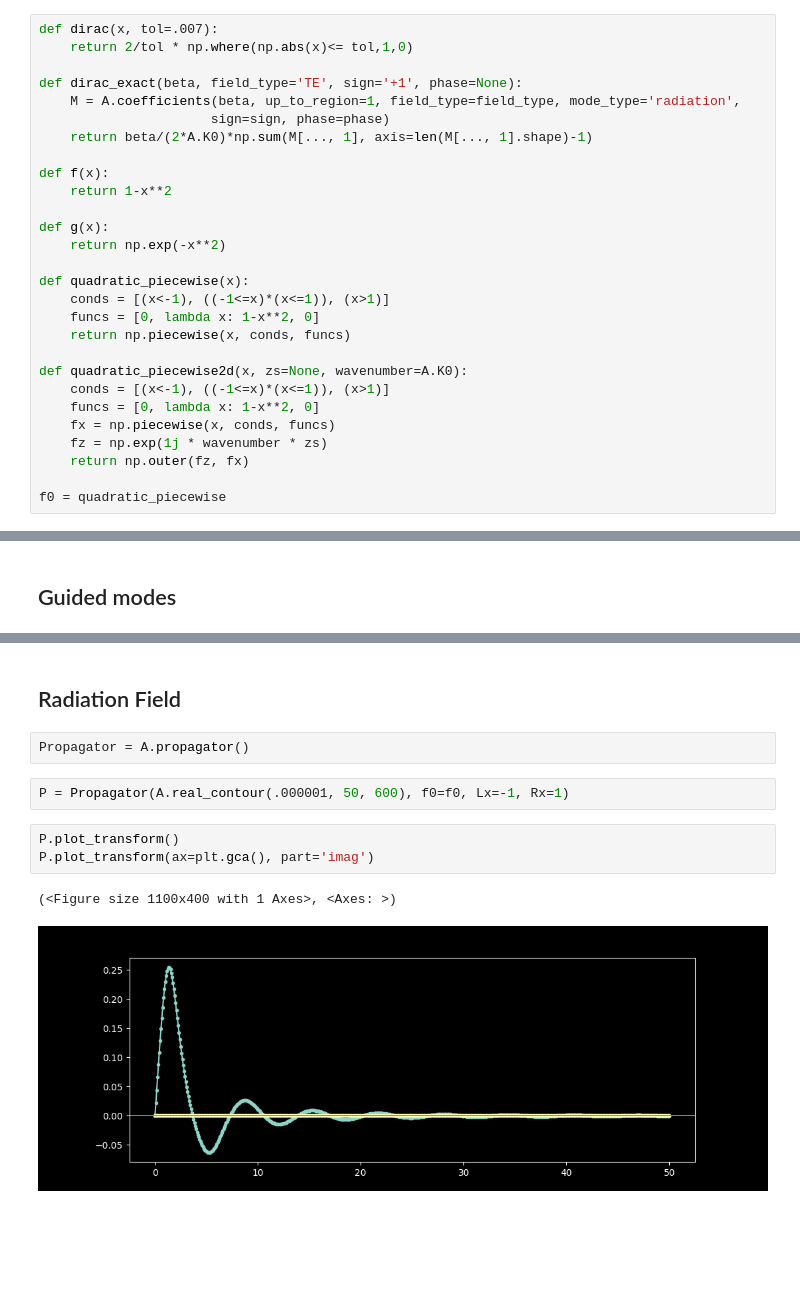
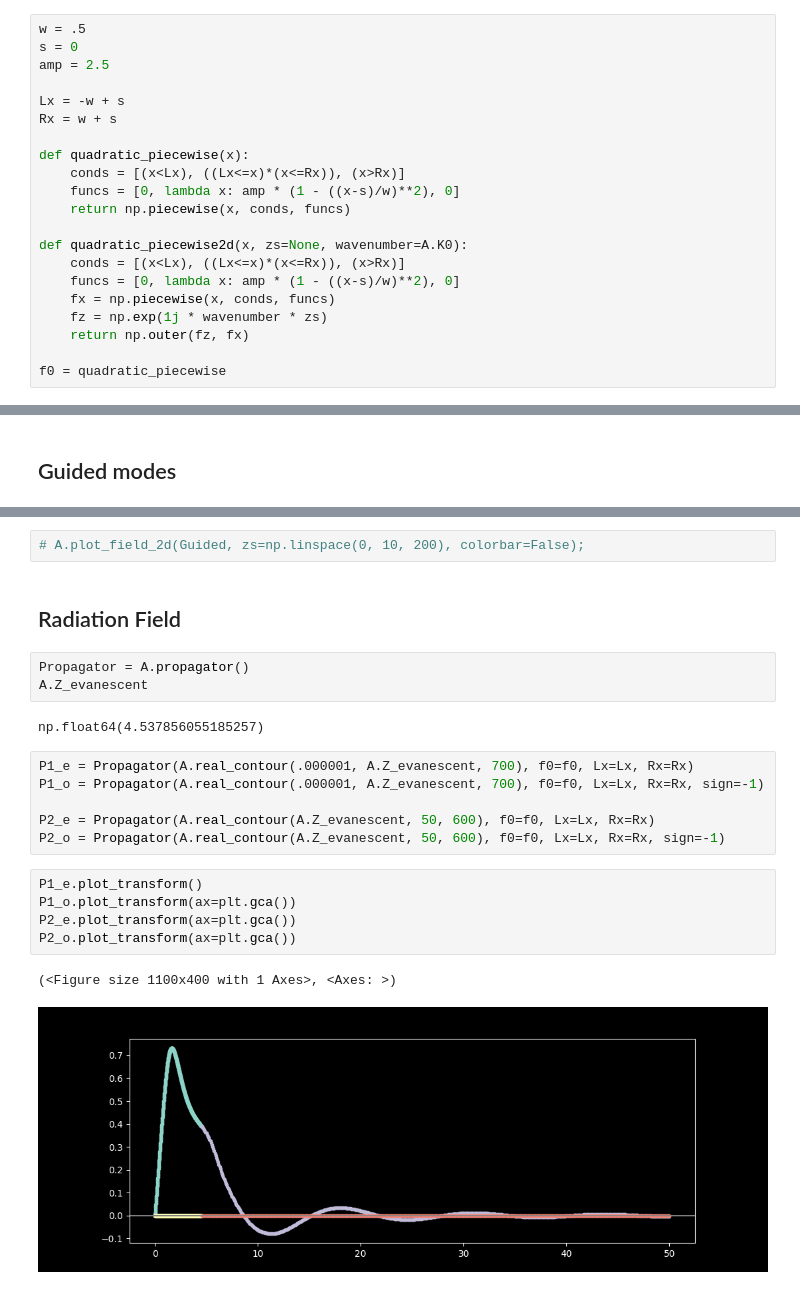
Before and after one commit to pumpkinpieter/slab, a Jupyter notebook: notebooks/Propagation/Basic_3_Layer/Basic_3_Layer.ipynb, the cells around one changed output, grey strips where cells are left out. Saved outputs shown, nothing was run; the diff lists cells and outputs as text; blank space fills up the shorter version.

```diff
--- a/notebooks/Propagation/Basic_3_Layer/Basic_3_Layer.ipynb
+++ b/notebooks/Propagation/Basic_3_Layer/Basic_3_Layer.ipynb
@@ -19,26 +21,19 @@ A.plot_refractive_index()
 # %%
-def dirac(x, tol=.007):
-    return 2/tol * np.where(np.abs(x)<= tol,1,0)
+w = .5
+s = 0
+amp = 2.5
 
-def dirac_exact(beta, field_type='TE', sign='+1', phase=None):
-    M = A.coefficients(beta, up_to_region=1, field_type=field_type, mode_type='radiation',
-                      sign=sign, phase=phase)
-    return beta/(2*A.K0)*np.sum(M[..., 1], axis=len(M[..., 1].shape)-1)
-
-def f(x):
-    return 1-x**2
-
-def g(x):
-    return np.exp(-x**2)
+Lx = -w + s
+Rx = w + s
 
 def quadratic_piecewise(x):
-    conds = [(x<-1), ((-1<=x)*(x<=1)), (x>1)]
-    funcs = [0, lambda x: 1-x**2, 0]
+    conds = [(x<Lx), ((Lx<=x)*(x<=Rx)), (x>Rx)]
+    funcs = [0, lambda x: amp * (1 - ((x-s)/w)**2), 0]
     return np.piecewise(x, conds, funcs)
 
 def quadratic_piecewise2d(x, zs=None, wavenumber=A.K0):
-    conds = [(x<-1), ((-1<=x)*(x<=1)), (x>1)]
-    funcs = [0, lambda x: 1-x**2, 0]
+    conds = [(x<Lx), ((Lx<=x)*(x<=Rx)), (x>Rx)]
+    funcs = [0, lambda x: amp * (1 - ((x-s)/w)**2), 0]
     fx = np.piecewise(x, conds, funcs)
     fz = np.exp(1j * wavenumber * zs)
     return np.outer(fz, fx)
@@ -89,12 +74,23 @@ A.plot_field_1d(guided_x);
+# %%
+# A.plot_field_2d(Guided, zs=np.linspace(0, 10, 200), colorbar=False);
 # %% [markdown]
 ## Radiation Field
 # %%
 Propagator = A.propagator()
+A.Z_evanescent
+# %% [output]
+np.float64(4.537856055185257)
 # %%
-P = Propagator(A.real_contour(.000001, 50, 600), f0=f0, Lx=-1, Rx=1)
+P1_e = Propagator(A.real_contour(.000001, A.Z_evanescent, 700), f0=f0, Lx=Lx, Rx=Rx)
+P1_o = Propagator(A.real_contour(.000001, A.Z_evanescent, 700), f0=f0, Lx=Lx, Rx=Rx, sign=-1)
+
+P2_e = Propagator(A.real_contour(A.Z_evanescent, 50, 600), f0=f0, Lx=Lx, Rx=Rx)
+P2_o = Propagator(A.real_contour(A.Z_evanescent, 50, 600), f0=f0, Lx=Lx, Rx=Rx, sign=-1)
 # %%
-P.plot_transform()
-P.plot_transform(ax=plt.gca(), part='imag')
+P1_e.plot_transform()
+P1_o.plot_transform(ax=plt.gca())
+P2_e.plot_transform(ax=plt.gca())
+P2_o.plot_transform(ax=plt.gca())
 # %% [output]
 (<Figure size 1100x400 with 1 Axes>, <Axes: >)
-[figure, old version]
+[figure, new version]
```
Also changed, not shown: parts of 24 cells of this notebook, 23 other files.
